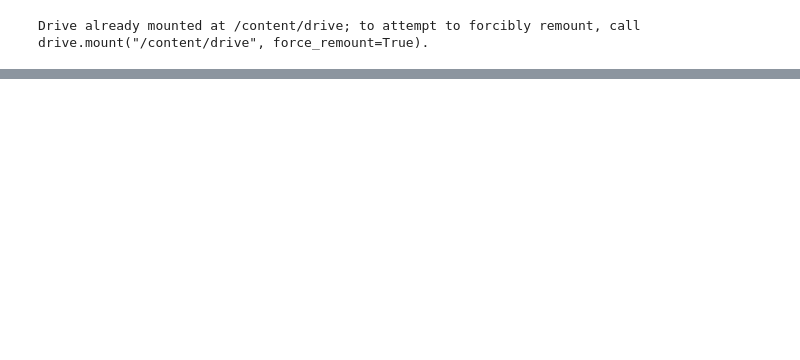
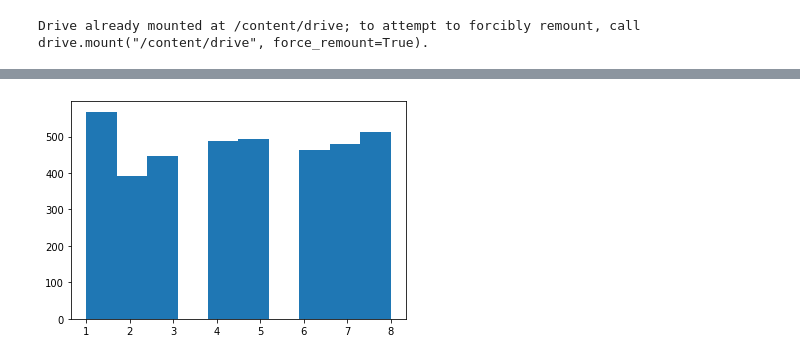
Before and after one commit to Dan5049/MPC-MLF, a Jupyter notebook: Miniproject/MLF_Miniproject_Havranek.ipynb, the cells around one changed output, grey strips where cells are left out. Drawn from its saved outputs; the diff is of its cells as text; code cells hidden in the pictures; blank space fills up the shorter version.

```diff
--- a/Miniproject/MLF_Miniproject_Havranek.ipynb
+++ b/Miniproject/MLF_Miniproject_Havranek.ipynb
@@ -45,6 +45,7 @@ n_classes = 8
 
 x_train_scaled = (x_train - x_train.min()) / (x_train.max() - x_train.min())
 x_test_scaled = (x_test - x_test.min()) / (x_test.max() - x_test.min())
+x_val_scaled = (x_val - x_val.min()) / (x_val.max() - x_val.min())
 
 y_train_0 = y_train - 1
 y_train_encoded = to_categorical(y_train_0.to_numpy().reshape(-1,1), num_classes=n_classes)
@@ -115,14 +120,13 @@ plt.show()
 # %%
-prediction = model.predict([x_val])
-print(prediction.shape)
+prediction = model.predict(x_val_scaled)
 
-index = np.argmax(prediction, axis=1)
-res = index + 1
+ind = np.argmax(prediction, axis=1)
+res = ind + 1
 result = pd.DataFrame({'id': np.arange(0, len(res)), 'target': res})
+result = result.drop("id", axis=1)
+result.index.name = 'id'
 
-result = result.drop("id", axis=1)
-
-from google.colab import files
-result.to_csv('result.csv')
-files.download('result.csv')
+plt.figure()
+plt.hist(result)
+plt.show()
 # %% [output]
@@ -132,0 +134 @@ files.download('result.csv')
+[figure, added]
```
Also changed, not shown: parts of 8 cells of this notebook, 1 other file.
